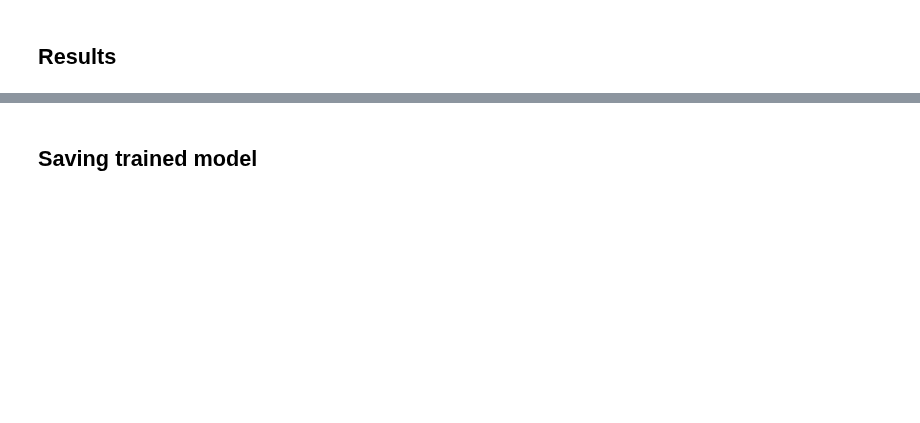
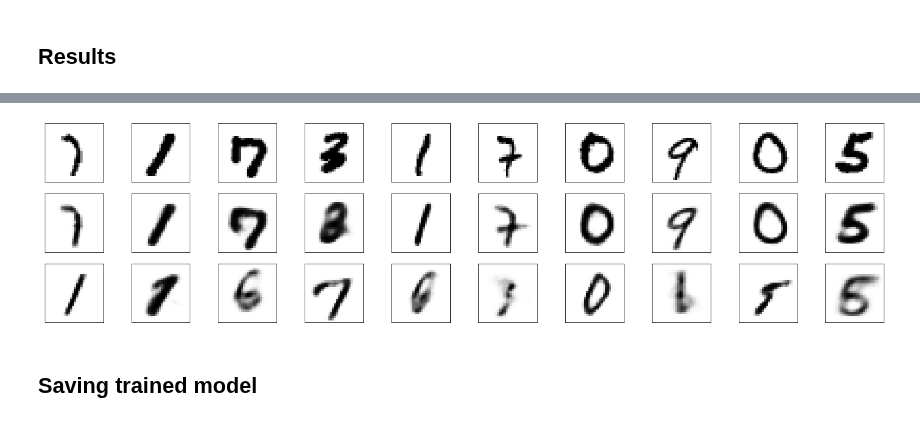
Before and after one commit to nkotelevskii/vi_mcmc_workaround, a Jupyter notebook: notebooks/VAE_with_HMC.ipynb, the cells around one changed output, grey strips where cells are left out. Drawn from its saved outputs; the diff is of its cells as text; code cells hidden in the pictures; blank space fills up the shorter version.

```diff
--- a/notebooks/VAE_with_HMC.ipynb
+++ b/notebooks/VAE_with_HMC.ipynb
@@ -168,7 +168,7 @@ def train(epoch, epsilon):
         optimizer.zero_grad()
         mu, log_var, x_out = net2(data)
 
-        epsilon = epsilon * torch.exp(log_var).mean(0)
+#         epsilon = epsilon * torch.exp(log_var).mean(0)
         z = net2.reparametrize(mu, log_var)
 
         loss = loss_fn(mu, log_var, x_out, data)
@@ -188,12 +188,18 @@ def train(epoch, epsilon):
         optimizer.step()
         optimizer.zero_grad()
 
+        for p in net2.decoder.parameters():
+            p.requires_grad_(False)
+
         for m in range(M):
-            print("{}/{} HMC iteration".format(m+1,M))
+#             print("{}/{} HMC iteration".format(m+1,M))
             z = HMC(z, data, epsilon, L)
 #             pdb.set_trace()
 
-        loss = loss_fn(mu, log_var, net2.decode(z), data)
+        for p in net2.decoder.parameters():
+            p.requires_grad_(True)
+
+        loss = loss_fn(mu.detach(), log_var.detach(), net2.decode(z), data)
         loss.backward()
 
         with torch.no_grad():
@@ -231,7 +237,7 @@ if __name__ == "__main__":
     hidden_dim = 24
     net2 = VAE_MCMC(hidden_dim)
     optimizer = torch.optim.Adam(net2.parameters())
-    num_epochs = 5
+    num_epochs = 10
     log_interval = 50
     history = {'train':[], 'test':[]}
     epsilon = torch.ones(hidden_dim)
@@ -277,26 +305,28 @@ plot_losses(history)
 # %%
 def example10(model, dataloader):
     dataiter = iter(dataloader)
     images, labels = dataiter.next()
 
     images_flatten = images.view(images.size(0), -1)
     _, __, recon = model(images_flatten)
     sample = torch.randn(10, model.hidden_dim)
     gen = model.decode(sample)
 
     images = images.numpy()[:10]
     recon = recon.view(batch_size, 1, 28, 28).detach().numpy()[:10]
     gen = gen.view(10, 1, 28, 28).detach().numpy()
 
     fig, axes = plt.subplots(nrows=3, ncols=10, sharex=True, sharey=True, figsize=(25,6))
 
     for images, row in zip([images, recon, gen], axes):
         for img, ax in zip(images, row):
             ax.imshow(np.squeeze(img), cmap='binary')
             ax.get_xaxis().set_visible(False)
             ax.get_yaxis().set_visible(False)
 
-example10(net, testloader)
+example10(net2, testloader)
+# %% [output]
+[figure, added]
 # %% [markdown]
 ## Saving trained model
 # %%
```
Also changed, not shown: parts of 7 cells of this notebook, 1 other file.
